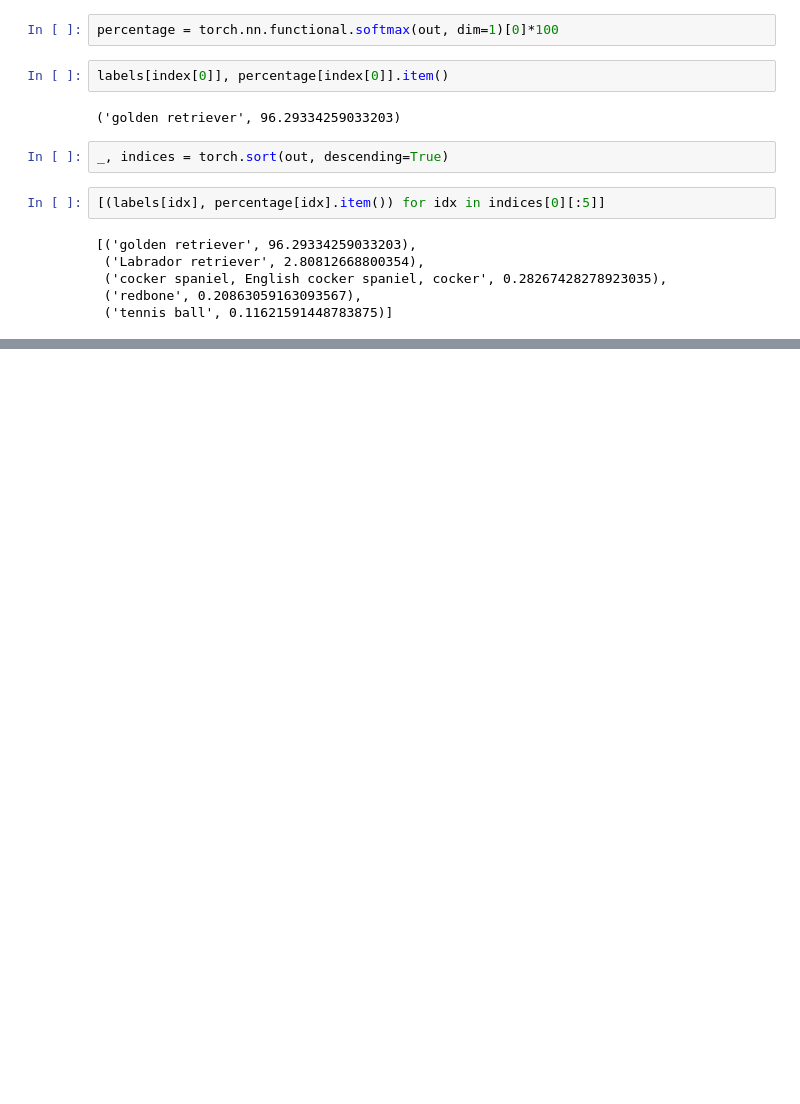
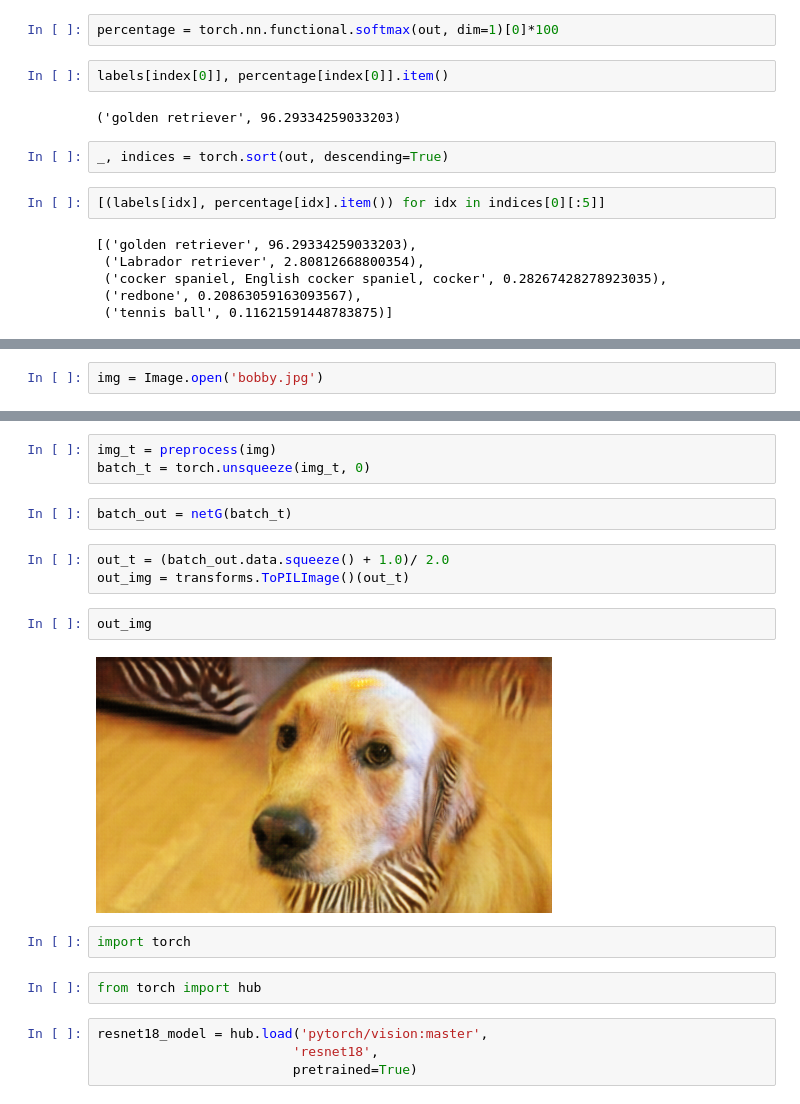
Before and after one commit to xinnnix/DeepLearning, a Jupyter notebook: DL_pytorch/pre_trained_networks.ipynb, the cells around one changed output, grey strips where cells are left out. Saved outputs shown, nothing was run; the diff lists cells and outputs as text; blank space fills up the shorter version.

```diff
--- a/DL_pytorch/pre_trained_networks.ipynb
+++ b/DL_pytorch/pre_trained_networks.ipynb
@@ -139,0 +254,2 @@ _, indices = torch.sort(out, descending=True)
+# %%
+img = Image.open('bobby.jpg')
@@ -139,0 +260,20 @@ _, indices = torch.sort(out, descending=True)
+# %%
+img_t = preprocess(img)
+batch_t = torch.unsqueeze(img_t, 0)
+# %%
+batch_out = netG(batch_t)
+# %%
+out_t = (batch_out.data.squeeze() + 1.0)/ 2.0
+out_img = transforms.ToPILImage()(out_t)
+# %%
+out_img
+# %% [output]
+[figure, added]
+# %%
+import torch
+# %%
+from torch import hub
+# %%
+resnet18_model = hub.load('pytorch/vision:master',
+                         'resnet18',
+                         pretrained=True)
```
Also changed, not shown: parts of 8 cells of this notebook, 3 other files.
